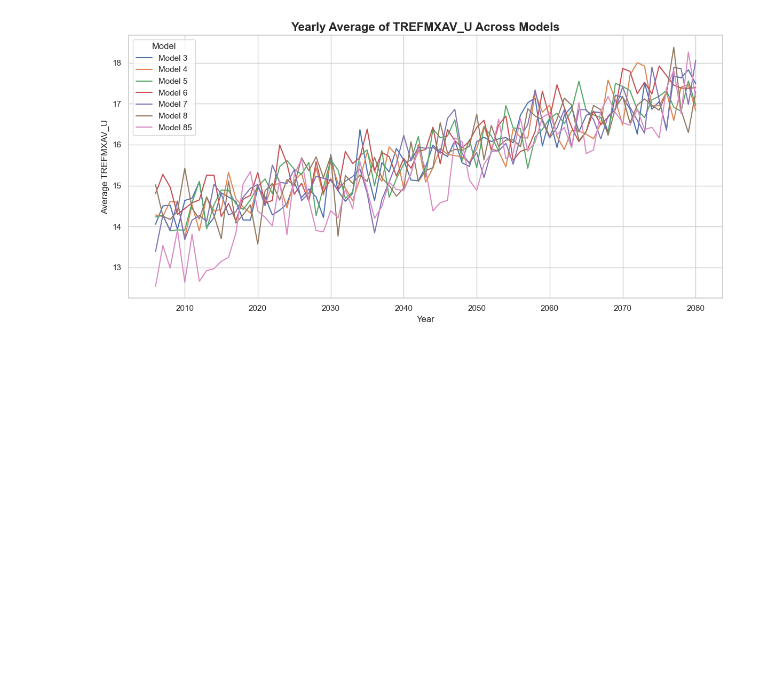
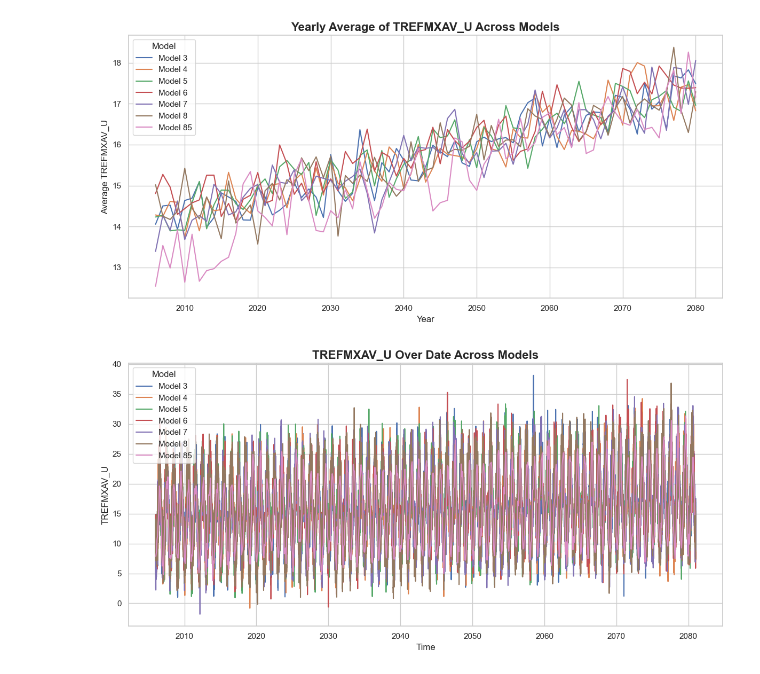
Before and after one commit to JYHYL/EART60702-Group3, a Jupyter notebook: EDA.ipynb, the cells around one changed output. Cells and saved outputs as stored; diff of their text form; code cells hidden in the pictures; blank space fills up the shorter version.

```diff
--- a/EDA.ipynb
+++ b/EDA.ipynb
@@ -248,3 +142,31 @@ plt.tight_layout()
 plt.show()
 # %% [output]
 [figure]
+# %%
+# make sure the date column is in datetime format
+df['date'] = pd.to_datetime(df['date'])
+
+# Create a figure
+plt.figure(figsize=(12, 6))
+
+# Plot each model
+for model in models:
+    sub_df = df[df['model'] == model]
+
+    if sub_df.empty:
+        continue
+
+    # Group by date and calculate the average TREFMXAV_U for each date
+    date_avg = sub_df.groupby('date')['TREFMXAV_U'].mean()
+    plt.plot(date_avg.index, date_avg.values, label=f'Model {model}')
+
+# Graph settings
+plt.title("TREFMXAV_U Over Date Across Models", fontsize=16, fontweight='bold')
+plt.xlabel("Time")
+plt.ylabel("TREFMXAV_U")
+plt.legend(title='Model')
+plt.grid(True)
+plt.tight_layout()
+plt.show()
+# %% [output]
+[figure, added]
```
Also changed, not shown: parts of 11 cells of this notebook.
